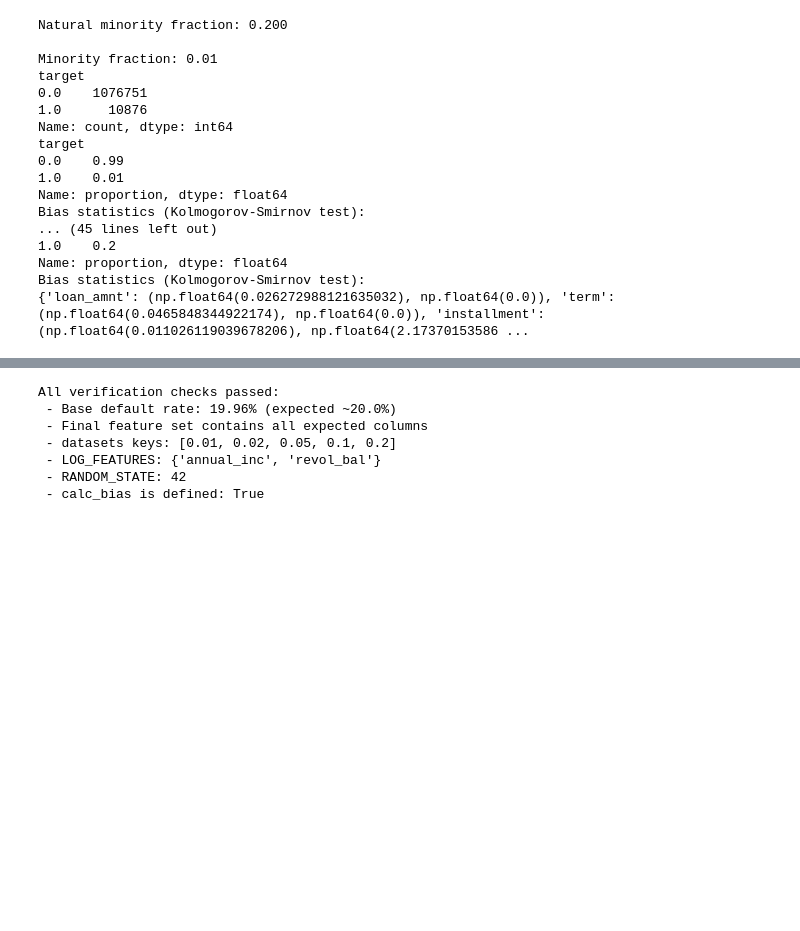
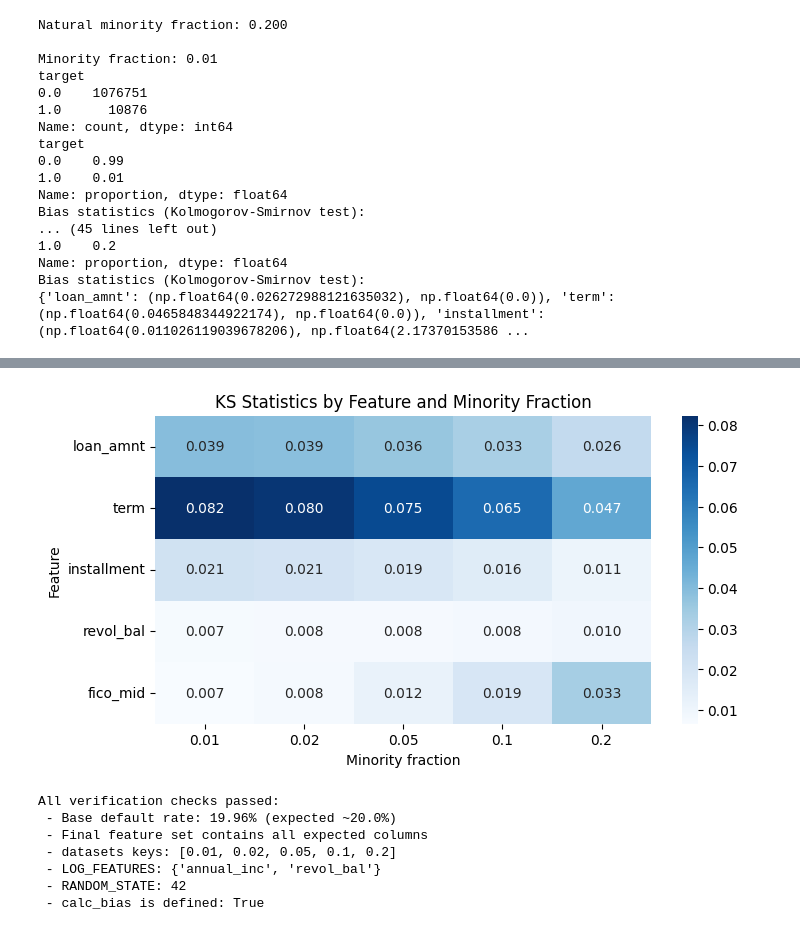
Before and after one commit to TimAngevare/Adversarial-Attacks-on-Class-Imbalanced-Lending-Default-Models, a Jupyter notebook: Notebook_Final_V1.ipynb, the cells around one changed output, grey strips where cells are left out. Saved outputs shown, nothing was run; the diff lists cells and outputs as text; code cells hidden in the pictures; blank space fills up the shorter version.

```diff
--- a/Notebook_Final_V1.ipynb
+++ b/Notebook_Final_V1.ipynb
@@ -890,3 +1002,18 @@ Bias statistics (Kolmogorov-Smirnov test):
+# %%
+plt.figure(figsize=(8, 4))
+sns.heatmap(
+    ks_df.T,
+    annot=True,
+    fmt=".3f",
+    cmap="Blues"
+)
+
+plt.title("KS Statistics by Feature and Minority Fraction")
+plt.xlabel("Minority fraction")
+plt.ylabel("Feature")
+plt.show()
+# %% [output]
+[figure, added]
 # %%
 expected_final_columns = {
     "loan_amnt", "term", "installment", "emp_length", "annual_inc", "dti", "delinq_2yrs",
```
Also changed, not shown: parts of 3 cells of this notebook.
